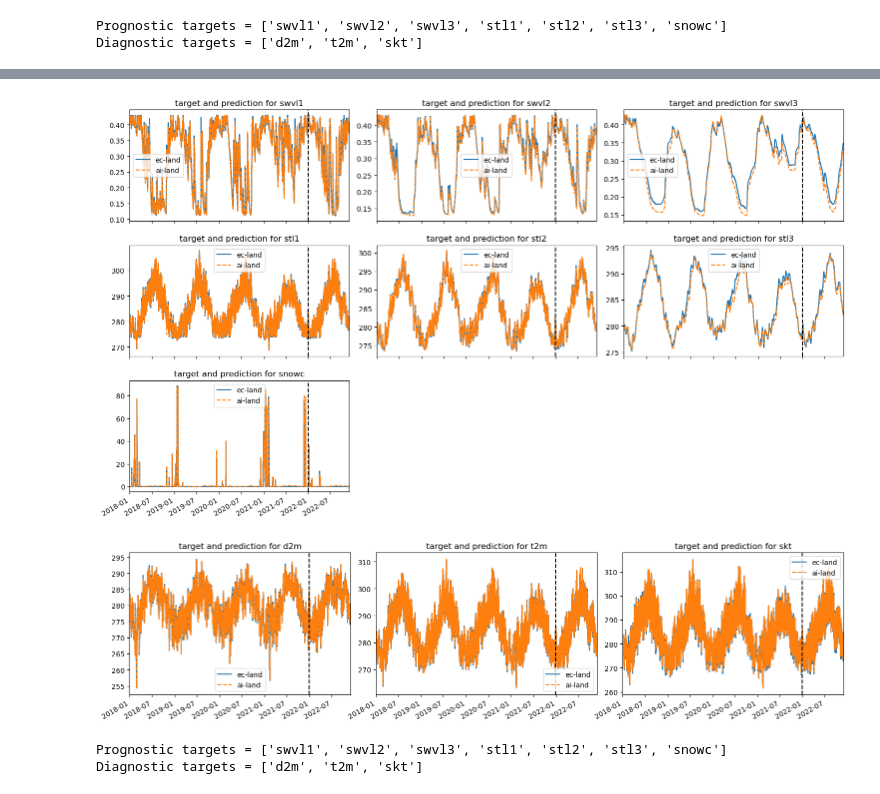
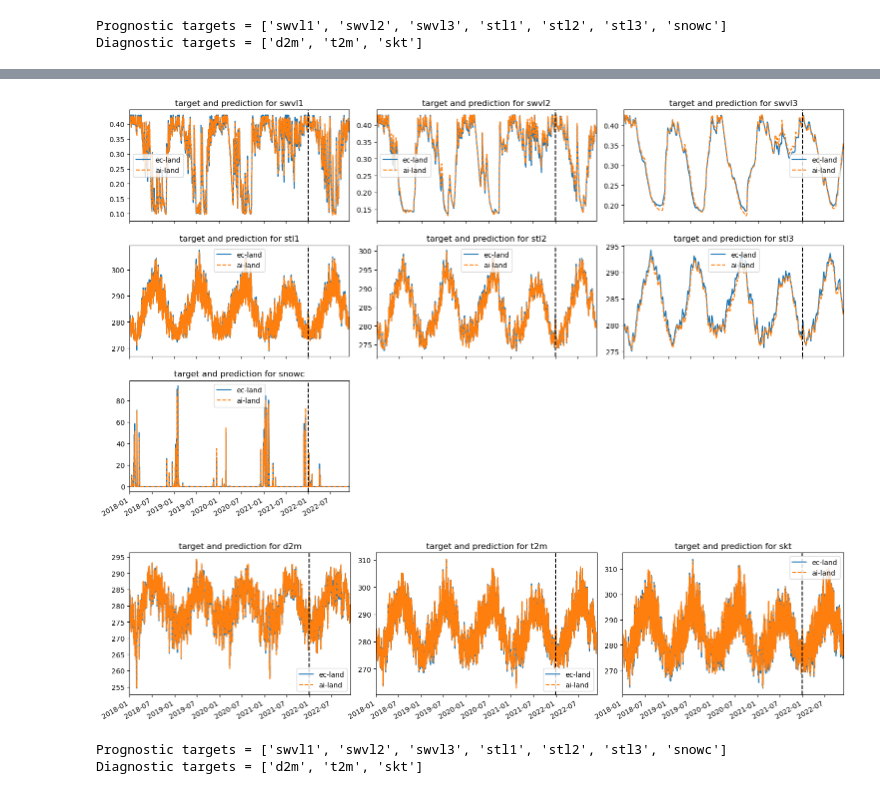
Before and after one commit to da-ewanp/ai-land, a Jupyter notebook: ai_land/notebooks/run_model.ipynb, the cells around one changed output, grey strips where cells are left out. Drawn from its saved outputs; the diff is of its cells as text; code cells hidden in the pictures.

```diff
--- a/ai_land/notebooks/run_model.ipynb
+++ b/ai_land/notebooks/run_model.ipynb
@@ -62,4 +65,7 @@ len(dataset)
 # %%
 # Open up and load model checkpoint from example training run
-model_pyt.load_state_dict(torch.load("epoch=152-step=153765.ckpt")["state_dict"])
+# model_pyt.load_state_dict(torch.load("epoch=152-step=153765.ckpt")["state_dict"])
+#model_pyt.load_state_dict(torch.load("model.torch", map_location=device)["state_dict"])
+model_pyt.load_state_dict(torch.load("/home/daep/projects/ai-land/ai_land/mlruns2/524980797635300527/7695bc3577dd405e8d7a6270e8fa5ec8/checkpoints/epoch=231-step=508312.ckpt", map_location=device)["state_dict"])
 model_pyt = model_pyt.to(device)
+model_pyt.eval()
@@ -66,11 +88,14 @@ model_pyt = model_pyt.to(device)
 # %%
 # Open dataset for point validation
-dataset = dm.EcDataset(
+ds_t = dm.EcDataset(
         start_yr=2018,
         end_yr=2022,
-        path="/ec/res4/scratch/daep/ec_training_db_out_O200/ecland_i8ki_2010_2022_6h.zarr",
+        # path="/ec/res4/scratch/daep/ec_training_db_out_O200/ecland_i8ki_2010_2022_6h.zarr",
+        # roll_out=1,
+        # x_idxs = (9973, 9974)
+        path="/hpcperm/daep/ec_land_training_db/ecland_i6aj_o400_2010_2022_6h_euro.zarr/",
         roll_out=1,
-        x_idxs = (9973, 9974)
+        x_idxs = (5284, 5285)
     )
 
 print(f"Prognostic targets = {dataset.targ_lst}")
@@ -80,17 +105,17 @@ Prognostic targets = ['swvl1', 'swvl2', 'swvl3', 'stl1', 'stl2', 'stl3', 'snowc'
 Diagnostic targets = ['d2m', 't2m', 'skt']
 # %%
 # Load data and put it onto device
-clim_norm, met_norm, state_norm, state_diag_norm = [out_tensor.to(device) for out_tensor in dataset.load_data()]
+clim_norm_t, met_norm_t, state_norm_t, state_diag_norm_t = [out_tensor.to(device) for out_tensor in ds_t.load_data()]
 # %%
 %%time
 with torch.no_grad():
     # run model
-    preds_norm, preds_diag_norm = model_pyt.predict_step(clim_norm, met_norm, state_norm, state_diag_norm)
+    preds_norm, preds_diag_norm = model_pyt.predict_step(clim_norm_t, met_norm_t, state_norm_t, state_diag_norm_t)
 
     # inverse "z" tranform targets and predictions
-    preds = dataset.inv_transform(preds_norm, dataset.y_prog_means.to(dev), dataset.y_prog_stdevs.to(dev))
+    preds = dataset.inv_transform(preds_norm, ds_t.y_prog_means.to(dev), ds_t.y_prog_stdevs.to(dev))
     preds = torch.clip(preds, 0, None)
-    preds_diag = dataset.inv_transform(preds_diag_norm, dataset.y_diag_means.to(dev), dataset.y_diag_stdevs.to(dev))
-    state = dataset.inv_transform(state_norm, dataset.y_prog_means.to(dev), dataset.y_prog_stdevs.to(dev))
-    state_diag = dataset.inv_transform(state_diag_norm, dataset.y_diag_means.to(dev), dataset.y_diag_stdevs.to(dev))
+    preds_diag = dataset.inv_transform(preds_diag_norm, ds_t.y_diag_means.to(dev), ds_t.y_diag_stdevs.to(dev))
+    state = dataset.inv_transform(state_norm_t, ds_t.y_prog_means.to(dev), ds_t.y_prog_stdevs.to(dev))
+    state_diag = dataset.inv_transform(state_diag_norm_t, ds_t.y_diag_means.to(dev), ds_t.y_diag_stdevs.to(dev))
 # %% [output]
@@ -99,29 +124,29 @@ Wall time: 3.41 s
 # %%
 # Plot some timeseries validation for a specific gridcell
 fig, ax = plt.subplots(nrows=3, ncols=3, figsize=(15,10))
 
-for i, var in enumerate(dataset.targ_lst):
+for i, var in enumerate(ds_t.targ_lst):
     axes = ax.flatten()[i]
-    plot_timeseries(dataset.times, state, preds, 0, i, var, axes)
+    plot_timeseries(ds_t.times, state, preds, 0, i, var, axes)
 
 ax.flatten()[-2].remove()
 ax.flatten()[-1].remove()
 fig.tight_layout()
 fig.autofmt_xdate()
 # %% [output]
-[figure, old version]
+[figure, new version]
 # %%
 # Plot diagnostic outputs for specific gridcell
 fig, ax = plt.subplots(nrows=1, ncols=3, figsize=(15,4))
 
-for i, var in enumerate(dataset.targ_diag_lst):
+for i, var in enumerate(ds_t.targ_diag_lst):
     axes = ax.flatten()[i]
-    plot_timeseries(dataset.times, state_diag, preds_diag, 0, i, var, axes)
+    plot_timeseries(ds_t.times, state_diag, preds_diag, 0, i, var, axes)
 
 fig.tight_layout()
 fig.autofmt_xdate()
 # %% [output]
-[figure, old version]
+[figure, new version]
 # %%
 # Open dataset for global 1-year run and run model
 dataset = dm.EcDataset(
```
Also changed, not shown: parts of 8 cells of this notebook, 48 other files.
